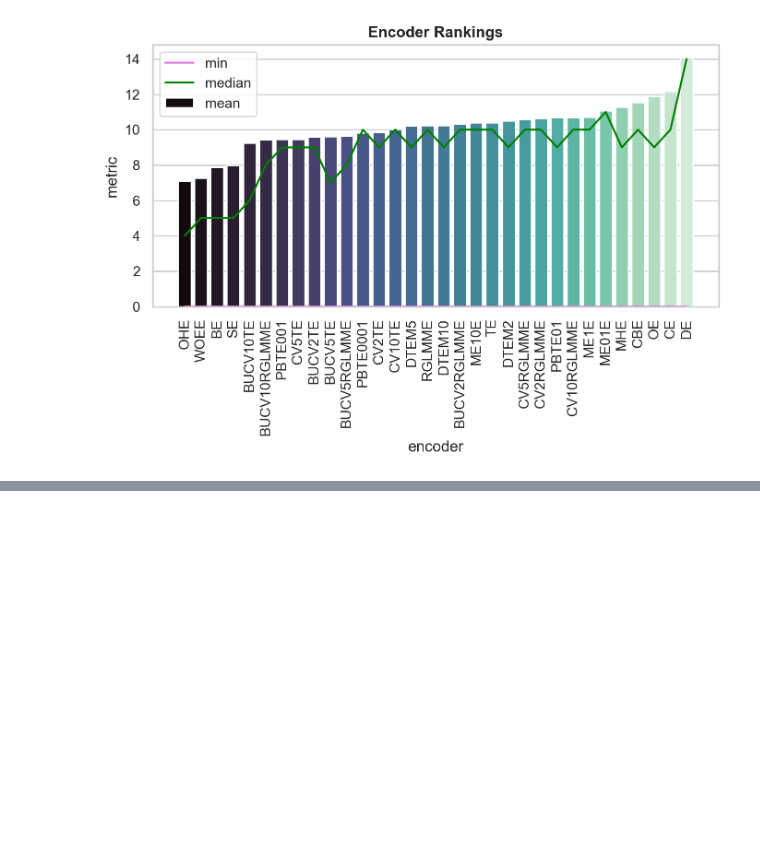
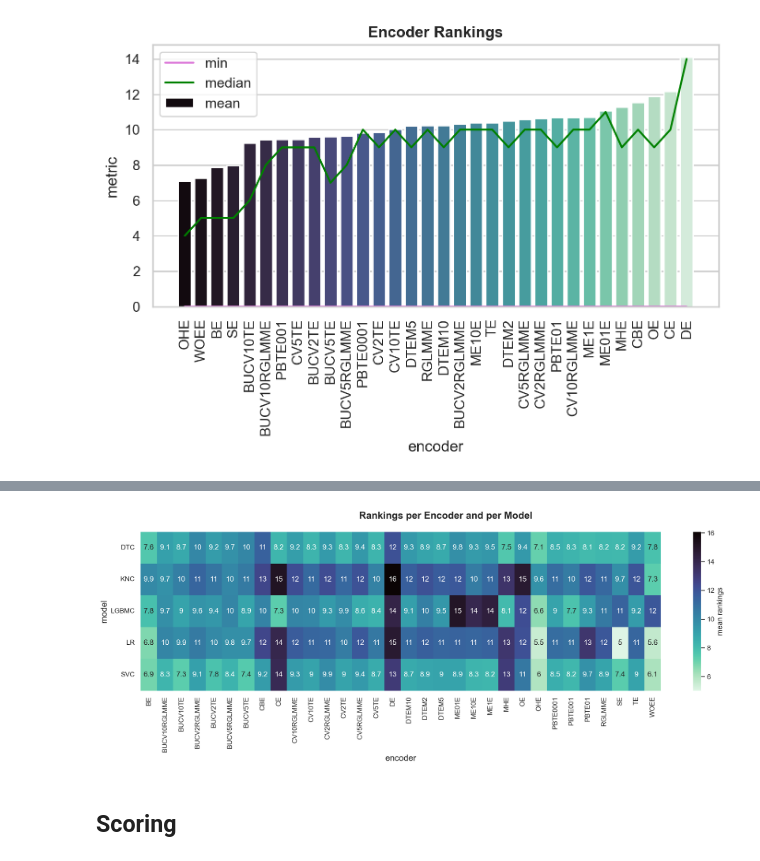
Before and after one commit to nina-prog/meta-learning-for-encoder-selection, a Jupyter notebook: notebooks/week08/week08-data-exploration.ipynb, the cells around one changed output, grey strips where cells are left out. Cells and saved outputs as stored; diff of their text form; code cells hidden in the pictures; blank space fills up the shorter version.

```diff
--- a/notebooks/week08/week08-data-exploration.ipynb
+++ b/notebooks/week08/week08-data-exploration.ipynb
@@ -459,0 +512,4 @@ plt.show()
+# %%
+# get mean of all rankings of each encoder and each model
+encoder_model_rankings = rankings.groupby(level=1, axis='columns').mean()
+encoder_model_rankings
@@ -459,0 +535,15 @@ plt.show()
+# %%
+# plot mean of all rankings of each encoder and each model in an heatmap
+fig, ax = plt.subplots(figsize=(16, 6))
+sns.heatmap(encoder_model_rankings.transpose(), ax=ax, cmap="mako_r", annot=True, cbar_kws={'label': 'mean rankings'})
+ax.set_xlabel("encoder", fontsize=14)
+ax.set_ylabel("model", fontsize=14)
+# rotate yticks
+plt.yticks(rotation=0)
+fig.suptitle("Rankings per Encoder and per Model", fontweight="bold", fontsize=16)
+plt.tight_layout()
+plt.show()
+# %% [output]
+[figure, added]
+# %% [markdown]
+## Scoring
```
Also changed, not shown: parts of 10 cells of this notebook.
